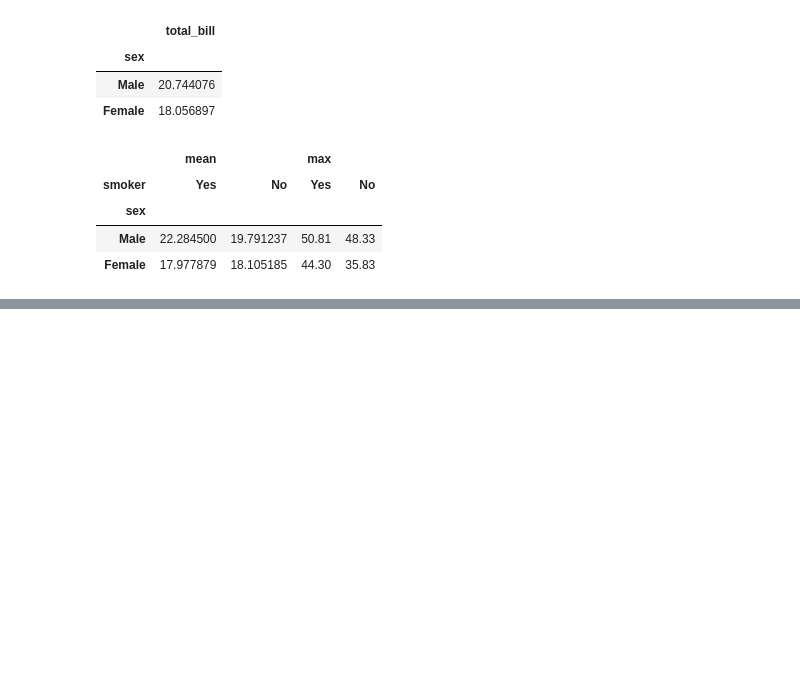
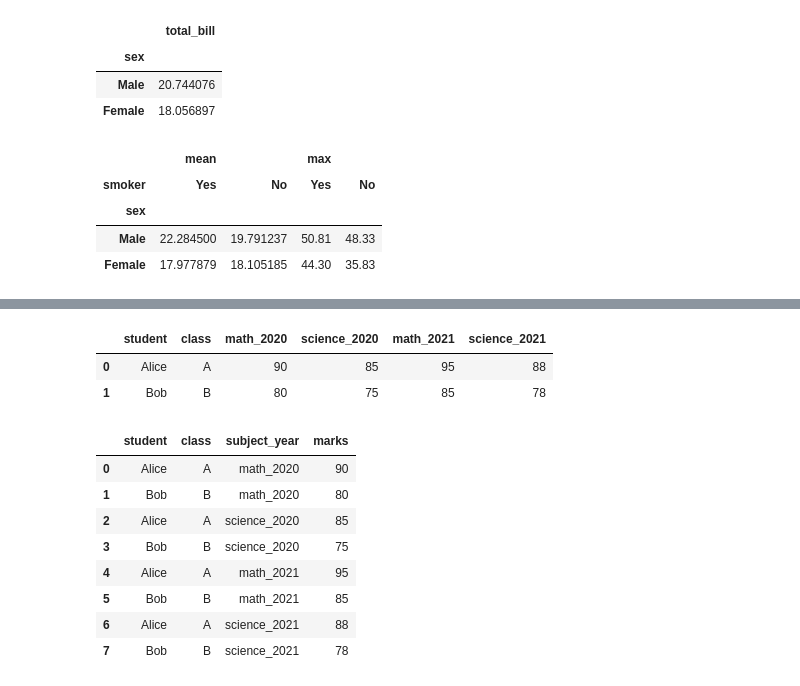
Before and after one commit to Alyan-khattak/AI_ML_Journey, a Jupyter notebook: 7.Data_Analysis_and_Visualization/2_Pandas/16_Multi_index.ipynb, the cells around one changed output, grey strips where cells are left out. Drawn from its saved outputs; the diff is of its cells as text; code cells hidden in the pictures; blank space fills up the shorter version.

```diff
--- a/7.Data_Analysis_and_Visualization/2_Pandas/16_Multi_index.ipynb
+++ b/7.Data_Analysis_and_Visualization/2_Pandas/16_Multi_index.ipynb
@@ -305,0 +492,30 @@ df.pivot_table(
+# %%
+import pandas as pd
+
+df_wide5 = pd.DataFrame({
+    'student': ['Alice', 'Bob'],
+    'class': ['A', 'B'],
+    'math_2020': [90, 80],
+    'science_2020': [85, 75],
+    'math_2021': [95, 85],
+    'science_2021': [88, 78]
+})
+
+df_wide5
+# %% [output]
+|  | student | class | math_2020 | science_2020 | math_2021 | science_2021 |
+| 0 | Alice | A | 90 | 85 | 95 | 88 |
+| 1 | Bob | B | 80 | 75 | 85 | 78 |
+# %%
+df_long5 = df_wide5.melt(id_vars=['student', 'class'], var_name="subject_year", value_name="marks")
+df_long5
+# %% [output]
+|  | student | class | subject_year | marks |
+| 0 | Alice | A | math_2020 | 90 |
+| 1 | Bob | B | math_2020 | 80 |
+| 2 | Alice | A | science_2020 | 85 |
+| 3 | Bob | B | science_2020 | 75 |
+| 4 | Alice | A | math_2021 | 95 |
+| 5 | Bob | B | math_2021 | 85 |
+| 6 | Alice | A | science_2021 | 88 |
+| 7 | Bob | B | science_2021 | 78 |
```
Also changed, not shown: parts of 19 cells of this notebook.
